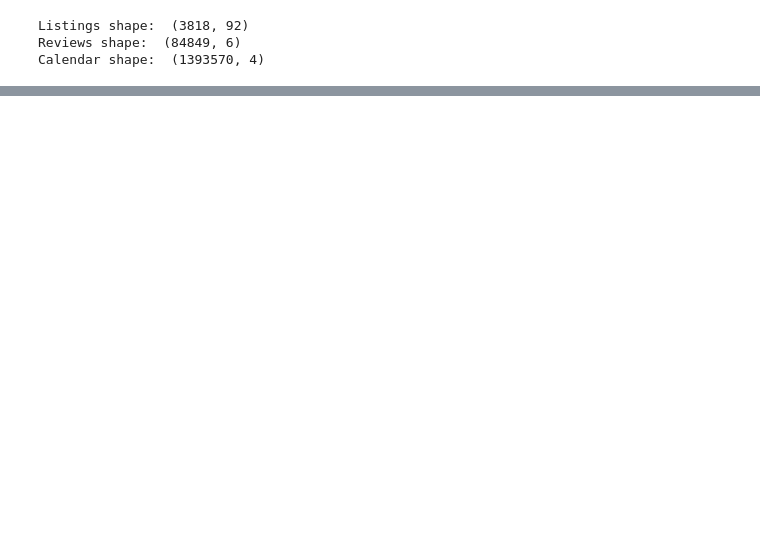
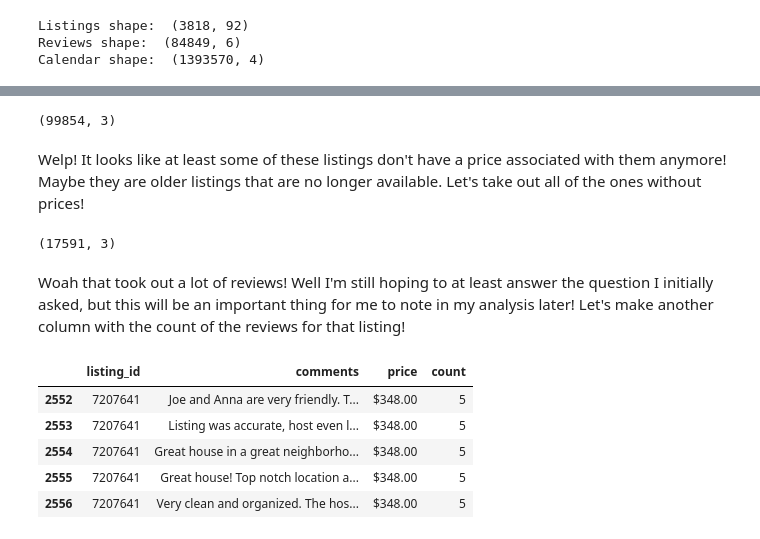
Before and after one commit to nevin-watkins/airbnb, a Jupyter notebook: analysis.ipynb, the cells around one changed output, grey strips where cells are left out. Saved outputs shown, nothing was run; the diff lists cells and outputs as text; code cells hidden in the pictures; blank space fills up the shorter version.

```diff
--- a/analysis.ipynb
+++ b/analysis.ipynb
@@ -57,0 +174,4 @@ When I first got to this dataset, I thought I would want to compare Boston and S
+# %%
+prices = available_calendar.drop(columns=['available', 'date'])
+prices.drop_duplicates(subset='price', keep="first", inplace=True)
+prices.head()
@@ -57,0 +185,3 @@ When I first got to this dataset, I thought I would want to compare Boston and S
+# %%
+reviews_prices = pd.merge(reviews, prices, on="listing_id", how="outer")
+reviews_prices.head()
@@ -57,0 +195,14 @@ When I first got to this dataset, I thought I would want to compare Boston and S
+# %%
+reviews_prices.shape
+# %% [output]
+(99854, 3)
+# %% [markdown]
+Welp! It looks like at least some of these listings don't have a price associated with them anymore! Maybe they are older listings that are no longer available. Let's take out all of the ones without prices!
+# %%
+reviews_prices.dropna(axis=0, how='any', subset={'price'}, inplace=True)
+reviews_prices.head()
+reviews_prices.shape
+# %% [output]
+(17591, 3)
+# %% [markdown]
+Woah that took out a lot of reviews! Well I'm still hoping to at least answer the question I initially asked, but this will be an important thing for me to note in my analysis later! Let's make another column with the count of the reviews for that listing!
@@ -57,0 +211,9 @@ When I first got to this dataset, I thought I would want to compare Boston and S
+# %%
+reviews_prices.head()
+# %% [output]
+|  | listing_id | comments | price | count |
+| 2552 | 7207641 | Joe and Anna are very friendly. T... | $348.00 | 5 |
+| 2553 | 7207641 | Listing was accurate, host even l... | $348.00 | 5 |
+| 2554 | 7207641 | Great house in a great neighborho... | $348.00 | 5 |
+| 2555 | 7207641 | Great house! Top notch location a... | $348.00 | 5 |
+| 2556 | 7207641 | Very clean and organized. The hos... | $348.00 | 5 |
```
Also changed, not shown: parts of 54 cells of this notebook.
